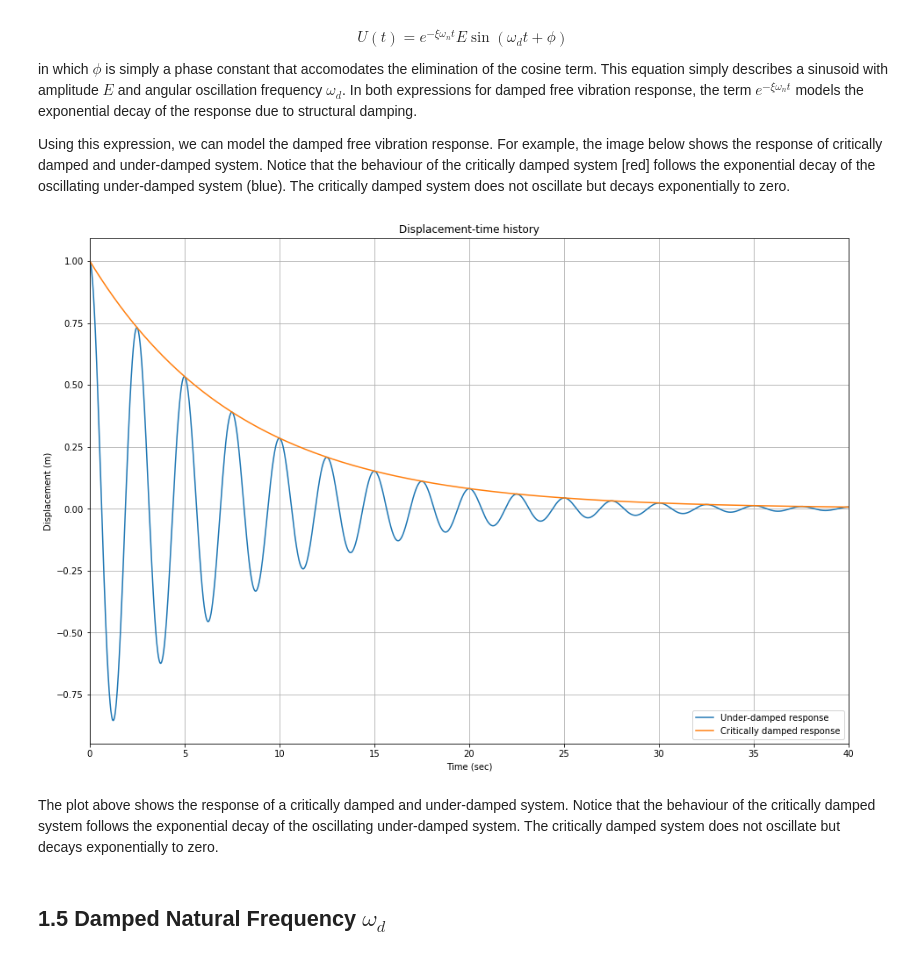
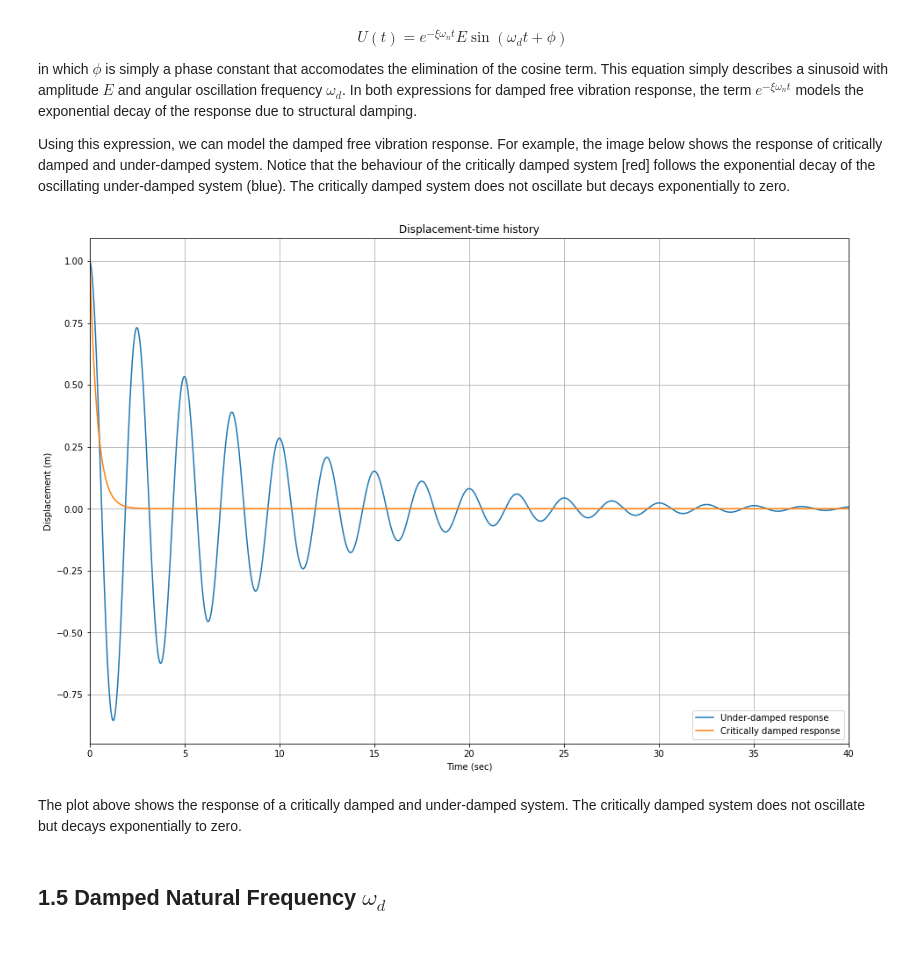
Before and after one commit to drseanc/ECM2201SF, a Jupyter notebook: Dynamics/1.0 Introduction to Dynamics and Free Vibration/1.0 Introduction to Dynamics and Free Vibration.ipynb, the cells around one changed output. Saved outputs shown, nothing was run; the diff lists cells and outputs as text; code cells hidden in the pictures.

```diff
--- a/Dynamics/1.0 Introduction to Dynamics and Free Vibration/1.0 Introduction to Dynamics and Free Vibration.ipynb
+++ b/Dynamics/1.0 Introduction to Dynamics and Free Vibration/1.0 Introduction to Dynamics and Free Vibration.ipynb
@@ -421,40 +421,40 @@ Using this expression, we can model the damped free vibration response. For exam
 m = 2000 #(kg) Mass
 fn = 0.4 #(Hz) Natural Frequency
 wn = 2*math.pi*fn #(rads/sec) Angular natural frequency
 k = m*wn**2 #(N/m) Stiffness
 
 #Define a time vector
 tmax = 100 #(sec) Max time
 delta_t = 0.01 #(sec) Timestep
 nPoints = tmax/delta_t #Number of equally spaced data points
 t = np.linspace(0,tmax, int(nPoints)) # Generate time vector
 
 # Response for 5% of critical damping (Under-damped system)
 xi_1 = 0.05 #Damping ratio
 wd_1 = wn*math.sqrt(1-xi_1**2) #(rads/sec) Damped angular natural frequency
-u_1 = math.e**(-0.05*wn*t)*np.sin(wd_1*t +(math.pi/2));
+u_1 = math.e**(-xi_1*wn*t)*np.sin(wd_1*t +(math.pi/2));
 
 # Response for 100% of critical damping (Critically damped system)
 xi_2 = 1
 wd_2 = wn*math.sqrt(1-xi_2**2)
-u_2 = math.e**(-0.05*wn*t)*np.sin(wd_2*t +(math.pi/2));
+u_2 = math.e**(-xi_2*wn*t)*np.sin(wd_2*t +(math.pi/2));
 
 #Plotting
 fig = plt.figure()
 axes = fig.add_axes([0.1,0.1,2,2])
-axes.plot(t,u_1,'-',label='Under-damped response')
-axes.plot(t,u_2,'-',label='Critically damped response')
+axes.plot(t,u_1,label='Under-damped response')
+axes.plot(t,u_2,label='Critically damped response')
 axes.set_xlim([0,40])
 axes.set_xlabel('Time (sec)')
 axes.set_ylabel('Displacement (m)')
 axes.set_title('Displacement-time history')
 axes.grid()
 axes.legend(loc='lower right')
 plt.show()
 # %% [output]
-[figure, old version]
+[figure, new version]
 # %% [markdown]
-The plot above shows the response of a critically damped and under-damped system. Notice that the behaviour of the critically damped system follows the exponential decay of the oscillating under-damped system. The critically damped system does not oscillate but decays exponentially to zero.
+The plot above shows the response of a critically damped and under-damped system. The critically damped system does not oscillate but decays exponentially to zero.
 # %% [markdown]
 ## 1.5 Damped Natural Frequency $\omega_d$
 # %% [markdown]
```
Also changed, not shown: parts of 1 cell of this notebook.
